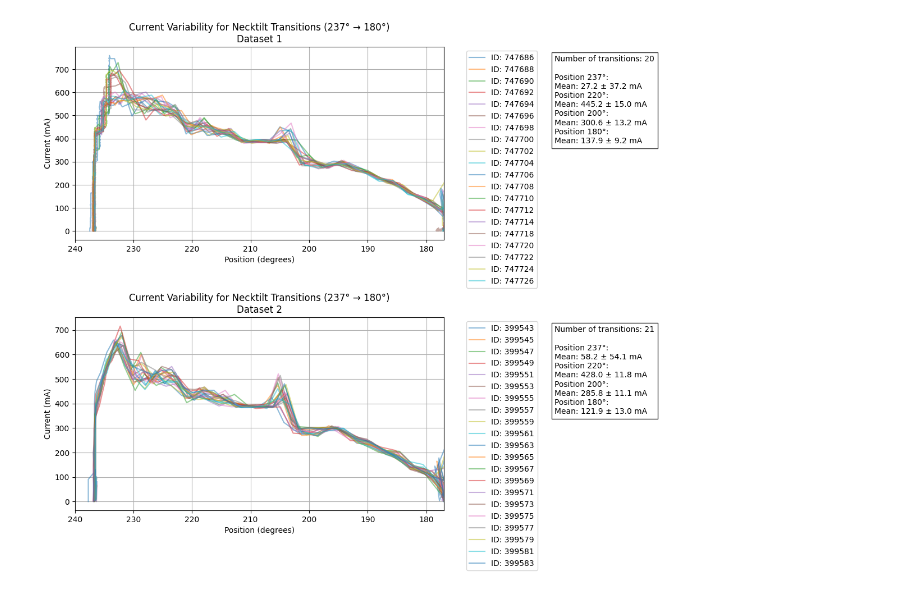
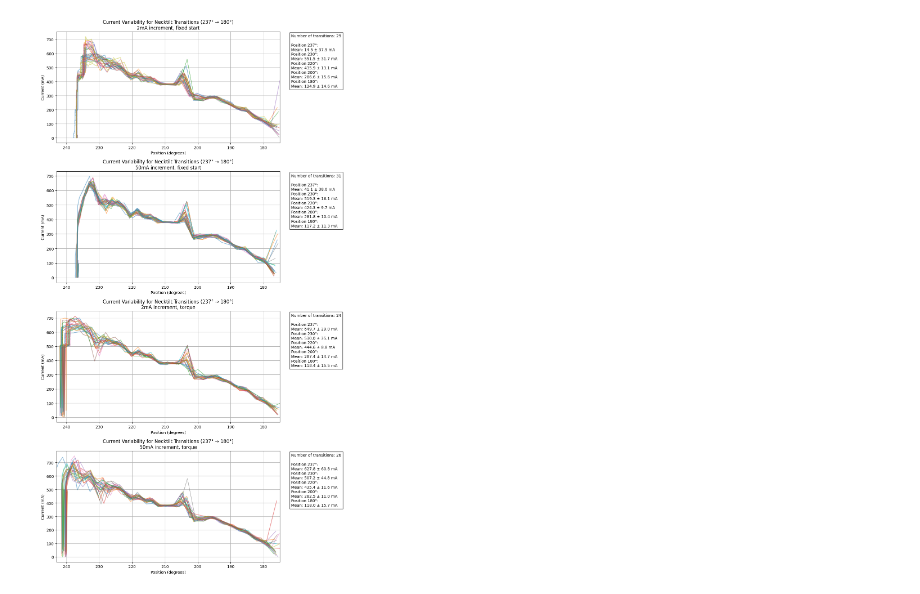
Before and after one commit to ikaros-project/ikaros, a Jupyter notebook: Source/Modules/RobotModules/CompliantRobot/CurrentPositionMapping/DataAnalysis.ipynb, the cells around one changed output. Saved outputs shown, nothing was run; the diff lists cells and outputs as text; code cells hidden in the pictures.

Commit message:
Added currentConsistency test mode. Also changes the saving functions

```diff
--- a/Source/Modules/RobotModules/CompliantRobot/CurrentPositionMapping/DataAnalysis.ipynb
+++ b/Source/Modules/RobotModules/CompliantRobot/CurrentPositionMapping/DataAnalysis.ipynb
@@ -64,10 +62,10 @@ def read_data_json(file):
                 'Current': current[i],
                 'GyroX': gyro[i, 0],
                 'GyroY': gyro[i, 1],
-                'GyroZ': gyro[i, 2],
+                #'GyroZ': gyro[i, 2],
                 'AccelX': accel[i, 0],
                 'AccelY': accel[i, 1],
-                'AccelZ': accel[i, 2]
+                #'AccelZ': accel[i, 2]
             }
             all_rows.append(row)
 
@@ -76,5 +74,9 @@ def read_data_json(file):
     return df
 
 # Example usage
-df_2 = read_data_json("data/TrajectoriesTorsoConsistencyTest_Increment_2.json")
-df_50 = read_data_json("data/TrajectoriesTorsoConsistencyTest_Increment_50.json")
+df_2 = read_data_json("data/TrajectoriesTorso_ConsistencyTest_Increment_2.json")
+df_50 = read_data_json("data/TrajectoriesTorso_ConsistencyTest_Increment_50.json")
+df_2_torque = read_data_json("data/TrajectoriesTorso_ConsistencyTest_Increment_2_TorqueSearch.json")
+df_50_torque = read_data_json("data/TrajectoriesTorso_ConsistencyTest_Increment_50_TorqueSearch.json")
+
+data_names = ["2mA increment, fixed start", "50mA increment, fixed start", "2mA increment, torque", "50mA increment, torque"]
@@ -81,7 +107,8 @@ df_50 = read_data_json("data/TrajectoriesTorsoConsistencyTest_Increment_50.json"
 # %%
-def plot_current_variability(dfs):
+def plot_current_variability(dfs, data_names, ranges):
+
     # Create figure with subplots based on number of dataframes
-    fig, axes = plt.subplots(len(dfs), 1, figsize=(12, 5*len(dfs)))
+    fig, axes = plt.subplots(len(dfs), 1, figsize=(11, 5*len(dfs)))
     if len(dfs) == 1:
         axes = [axes]  # Convert to list for consistent indexing
 
@@ -95,47 +122,50 @@ def plot_current_variability(dfs):
             start_pos = traj_data.iloc[0]['Trajectory'][0]  # First position
             end_pos = traj_data.iloc[-1]['Trajectory'][0]   # Last position
 
-            # Check if trajectory goes from ~237 to ~180 (±3 degrees)
-            if (234 <= start_pos <= 240) and (177 <= end_pos <= 183):
+            # Check if trajectory goes from ~237 to ~180 (±5 degrees)
+            if (ranges[0] <= start_pos <= ranges[1]) and (ranges[2] <= end_pos <= ranges[3]):
                 necktilt_transitions.append(unique_id)
 
         # Plot current variability for this dataframe
         for transition_id in necktilt_transitions:
             transition_data = df[df['UniqueID'] == transition_id]
             current_values = [abs(curr[0]) for curr in transition_data['Current']]  # Get Necktilt current
             positions = [pos[0] for pos in transition_data['Trajectory']]      # Get Necktilt positions
 
             axes[df_idx].plot(positions, current_values, alpha=0.5, label=f'ID: {transition_id}')
 
         axes[df_idx].set_xlabel('Position (degrees)')
         axes[df_idx].set_ylabel('Current (mA)')
-        axes[df_idx].set_title(f'Current Variability for Necktilt Transitions (237° → 180°)\nDataset {df_idx+1}')
-        axes[df_idx].legend(bbox_to_anchor=(1.05, 1), loc='upper left')
-        axes[df_idx].set_xlim(240, 177)
+        axes[df_idx].set_title(f'Current Variability for Necktilt Transitions (237° → 180°)\n{data_names[df_idx]}')
+        #axes[df_idx].legend(bbox_to_anchor=(1.05, 1), loc='upper left')
+        axes[df_idx].set_xlim(243, 175)
         axes[df_idx].grid(True)
 
         # Add statistics as text annotation
         stats_text = f"Number of transitions: {len(necktilt_transitions)}\n"
-        key_positions = [237, 220, 200, 180]
+        key_positions = [237, 230, 220, 200, 180]
         for pos in key_positions:
             currents = []
             for tid in necktilt_transitions:
                 tdata = df[df['UniqueID'] == tid]
                 closest_idx = min(range(len(tdata)), key=lambda i: abs(tdata.iloc[i]['Trajectory'][0] - pos))
                 currents.append(abs(tdata.iloc[closest_idx]['Current'][0]))
 
             stats_text += f"\nPosition {pos}°:\n"
             stats_text += f"Mean: {np.mean(currents):.1f} ± {np.std(currents):.1f} mA"
 
-        axes[df_idx].text(1.3, 0.5, stats_text, transform=axes[df_idx].transAxes,
+        axes[df_idx].text(1.05, 0.5, stats_text, transform=axes[df_idx].transAxes,
                          bbox=dict(facecolor='white', alpha=0.8))
 
     plt.tight_layout()
+    plt.savefig("plots/current_variability.png")
     plt.show()
 
-plot_current_variability([df_2, df_50])
+
+plot_current_variability([df_2, df_50, df_2_torque, df_50_torque], data_names,
+                         [232, 243, 175, 185])
 # %% [output]
-[figure, old version]
+[figure, new version]
 # %%
 def plot_mean_currents_with_stats(dataframes, df_labels=None):
     """
```
Also changed, not shown: parts of 11 cells of this notebook, 14 other files.
